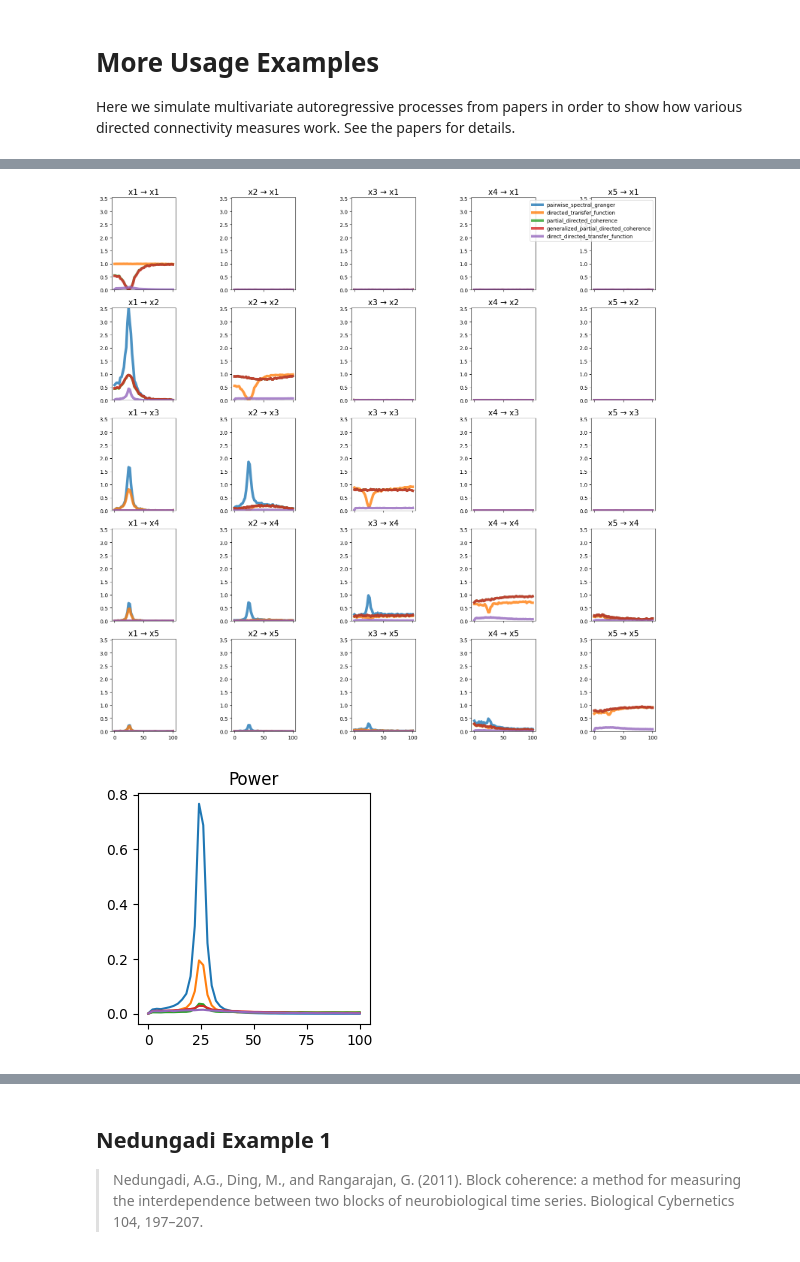
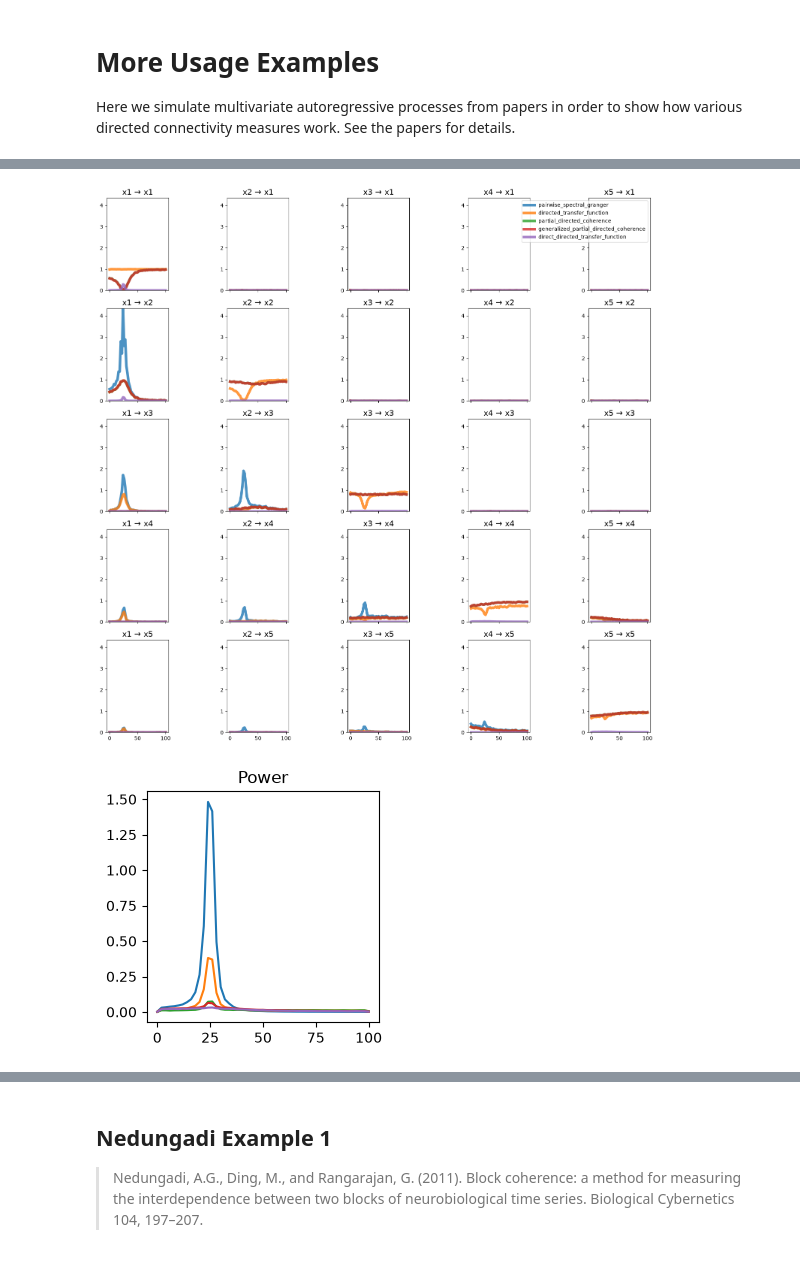
Before and after one commit to Eden-Kramer-Lab/spectral_connectivity, a Jupyter notebook: examples/Tutorial_Using_Paper_Examples.ipynb, the cells around one changed output, grey strips where cells are left out. Saved outputs shown, nothing was run; the diff lists cells and outputs as text; code cells hidden in the pictures.

```diff
--- a/examples/Tutorial_Using_Paper_Examples.ipynb
+++ b/examples/Tutorial_Using_Paper_Examples.ipynb
@@ -258,35 +262,36 @@ def baccala_example6():
     n_time_samples, n_lags, n_signals = 100, 4, 5
     coefficients = np.zeros((n_lags, n_signals, n_signals))
 
     coefficients[0, 0, 0] = 0.95 * np.sqrt(2)
     coefficients[1, 0, 0] = -0.9025
     coefficients[0, 1, 0] = -0.50
     coefficients[3, 2, 1] = 0.10
     coefficients[1, 2, 1] = -0.40
     coefficients[0, 3, 2] = -0.50
     coefficients[0, 3, 3] = 0.25 * np.sqrt(2)
     coefficients[0, 3, 4] = 0.25 * np.sqrt(2)
     coefficients[0, 4, 3] = -0.25 * np.sqrt(2)
     coefficients[0, 4, 4] = 0.25 * np.sqrt(2)
 
     noise_covariance = None
 
     return (
         simulate_MVAR(
             coefficients,
             noise_covariance=noise_covariance,
             n_time_samples=n_time_samples,
             n_trials=500,
             n_burnin_samples=500,
+            random_state=0,
         ),
         sampling_frequency,
     )
 
 
 plot_directional(*baccala_example6(), time_halfbandwidth_product=1)
 # %% [output]
-[figure, old version]
+[figure, new version]
-[figure, old version]
+[figure, new version]
 # %% [markdown]
 ## Ding Example 1
 
```
Also changed, not shown: parts of 16 cells of this notebook, 1 other file.
